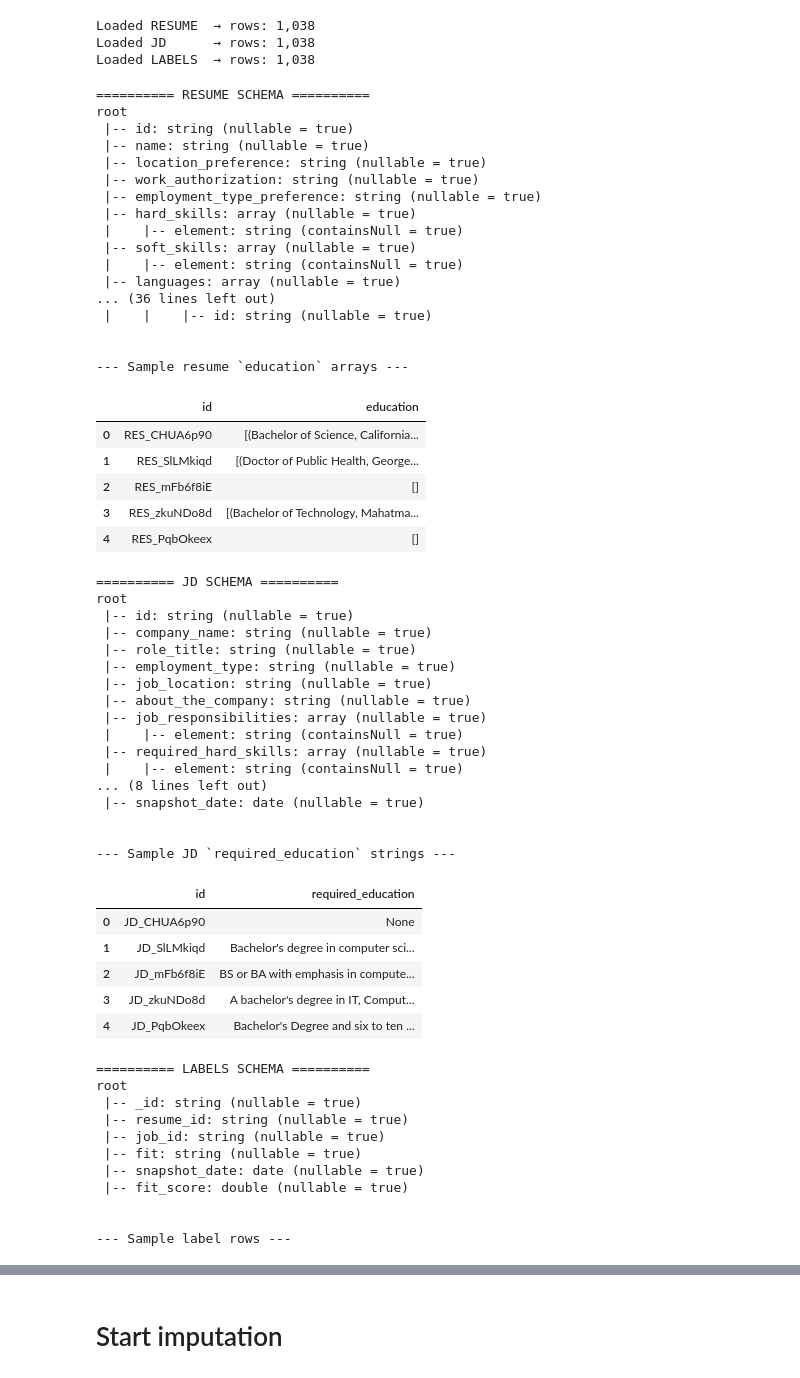
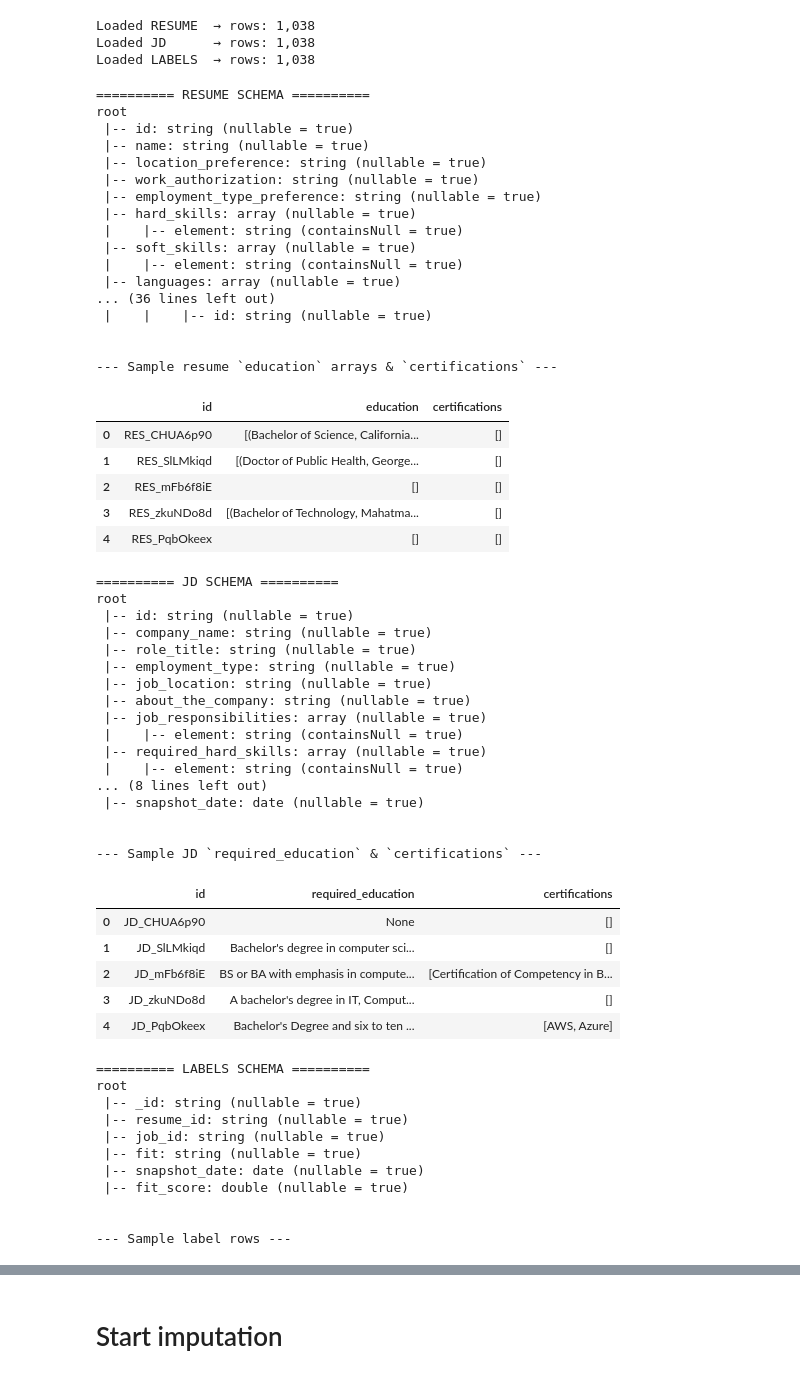
Before and after one commit to YeOldMan23/jobmirror, a Jupyter notebook: silver_cleaning_education.ipynb, the cells around one changed output, grey strips where cells are left out. Drawn from its saved outputs; the diff is of its cells as text; code cells hidden in the pictures.

Commit message:
resume_edu_extraction

```diff
--- a/silver_cleaning_education.ipynb
+++ b/silver_cleaning_education.ipynb
@@ -70,54 +74,58 @@ resume_df.printSchema()
 log("\n--- Nested `education` schema (resume) ---")
 resume_df.select("education").printSchema()
 
-log("\n--- Sample resume `education` arrays ---")
+log("\n--- Sample resume `education` arrays & `certifications` ---")
 display(
-    resume_df.select("id", "education")
-             .limit(5)
-             .toPandas()
+    resume_df
+      .select("id", "education", "certifications")
+      .limit(5)
+      .toPandas()
 )
 
 log("\n========== JD SCHEMA ==========")
 jd_df.printSchema()
 
-log("\n--- Sample JD `required_education` strings ---")
+log("\n--- Sample JD `required_education` & `certifications` ---")
 display(
-    jd_df.select("id", "required_education")
-         .limit(5)
-         .toPandas()
+    jd_df
+      .select("id", "required_education", "certifications")
+      .limit(5)
+      .toPandas()
 )
 
 log("\n========== LABELS SCHEMA ==========")
 labels_df.printSchema()
 
 log("\n--- Sample label rows ---")
 display(
-    labels_df.limit(5).toPandas()
+    labels_df
+      .limit(5)
+      .toPandas()
 )
 # %% [output]
 ========== RESUME SCHEMA ==========
 root
  |-- id: string (nullable = true)
  |-- name: string (nullable = true)
  |-- location_preference: string (nullable = true)
  |-- work_authorization: string (nullable = true)
  |-- employment_type_preference: string (nullable = true)
  |-- hard_skills: array (nullable = true)
  |    |-- element: string (containsNull = true)
  |-- soft_skills: array (nullable = true)
  |    |-- element: string (containsNull = true)
  |-- languages: array (nullable = true)
 ... (36 lines left out)
  |    |    |-- id: string (nullable = true)
 
 
---- Sample resume `education` arrays ---
+--- Sample resume `education` arrays & `certifications` ---
-|  | id | education |
-| 0 | RES_CHUA6p90 | [(Bachelor of Science, California... |
-| 1 | RES_SlLMkiqd | [(Doctor of Public Health, George... |
-| 2 | RES_mFb6f8iE | [] |
-| 3 | RES_zkuNDo8d | [(Bachelor of Technology, Mahatma... |
-| 4 | RES_PqbOkeex | [] |
+|  | id | education | certifications |
+| 0 | RES_CHUA6p90 | [(Bachelor of Science, California... | [] |
+| 1 | RES_SlLMkiqd | [(Doctor of Public Health, George... | [] |
+| 2 | RES_mFb6f8iE | [] | [] |
+| 3 | RES_zkuNDo8d | [(Bachelor of Technology, Mahatma... | [] |
+| 4 | RES_PqbOkeex | [] | [] |
 ========== JD SCHEMA ==========
 root
  |-- id: string (nullable = true)
@@ -134,13 +142,13 @@ root
  |-- snapshot_date: date (nullable = true)
 
 
---- Sample JD `required_education` strings ---
+--- Sample JD `required_education` & `certifications` ---
-|  | id | required_education |
-| 0 | JD_CHUA6p90 | None |
-| 1 | JD_SlLMkiqd | Bachelor's degree in computer sci... |
-| 2 | JD_mFb6f8iE | BS or BA with emphasis in compute... |
-| 3 | JD_zkuNDo8d | A bachelor's degree in IT, Comput... |
-| 4 | JD_PqbOkeex | Bachelor's Degree and six to ten ... |
+|  | id | required_education | certifications |
+| 0 | JD_CHUA6p90 | None | [] |
+| 1 | JD_SlLMkiqd | Bachelor's degree in computer sci... | [] |
+| 2 | JD_mFb6f8iE | BS or BA with emphasis in compute... | [Certification of Competency in B... |
+| 3 | JD_zkuNDo8d | A bachelor's degree in IT, Comput... | [] |
+| 4 | JD_PqbOkeex | Bachelor's Degree and six to ten ... | [AWS, Azure] |
 ========== LABELS SCHEMA ==========
 root
  |-- _id: string (nullable = true)
```
Also changed, not shown: parts of 12 cells of this notebook, 5 other files.
